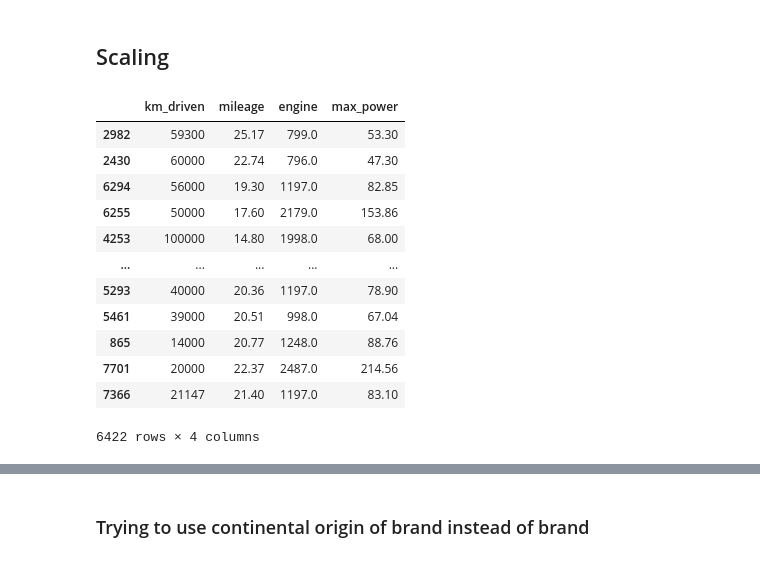
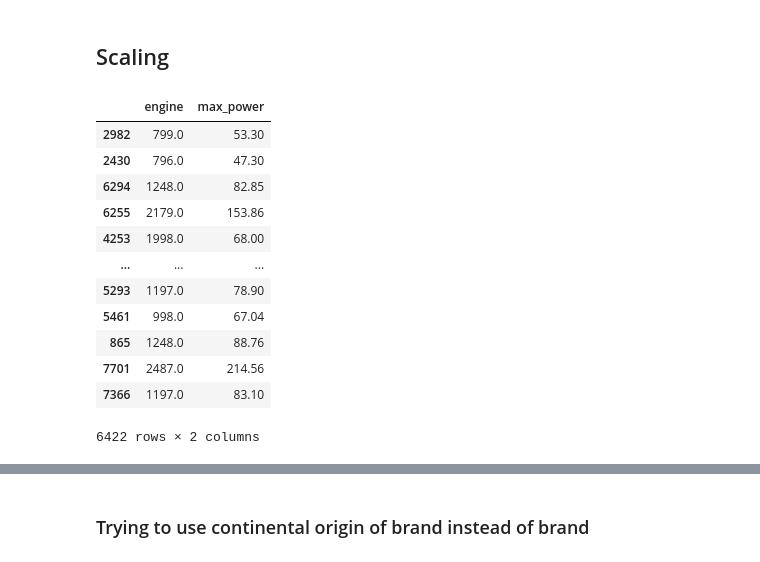
Before and after one commit to thassung/AIT_ML, a Jupyter notebook: code/train.ipynb, the cells around one changed output, grey strips where cells are left out. Cells and saved outputs as stored; diff of their text form; code cells hidden in the pictures.

```diff
--- a/code/train.ipynb
+++ b/code/train.ipynb
@@ -616,13 +600,10 @@ mp
  'fuel_mapping': Index(['Diesel', 'Petrol'], dtype='object'),
  'transmission_mapping': Index(['Automatic', 'Manual'], dtype='object')}
 # %%
-# Fill missing 'engine' value based on 'fuel'
+# Fill missing 'engine' value
 
 filling = dict()
-filling['engine'] = dict()
-filling['engine'][None] = X_train['engine'].median()
-filling['engine'][0] = X_train[X_train['fuel']==0]['engine'].median()
-filling['engine'][1] = X_train[X_train['fuel']==1]['engine'].median()
+filling['engine'] = X_train['engine'].median()
 # %%
 X_train.isna().sum()
 # %% [output]
@@ -672,14 +639,10 @@ memory usage: 551.9+ KB
 # %%
 # Create other predictors filling matrices
 
-for col in ['year', 'km_driven', 'mileage', 'max_power']:
+for col in ['year', 'max_power']:
     filling[col] = X_train[col].median()
-for col in ['fuel', 'transmission', 'owner', 'seats']:
+for col in ['transmission']:
     filling[col] = X_train[col].mode()[0]
-# %%
-X_train['seller_type_Individual'].sum() # 5346 from 6422 samples in X_train
-filling['seller_type_Individual'] = 1
-filling['seller_type_Trustmark Dealer'] = 0
 # %%
 filling
 # %% [output]
@@ -697,7 +650,4 @@ filling
 # %%
 # apply filling to X_train
 for col in list(filling.keys()):
-    if col == 'engine':
-        X_train[col].fillna(X_train['fuel'].map(filling['engine']), inplace=True)
-    else:
-        X_train[col].fillna(filling[col], inplace=True)
+    X_train[col].fillna(filling[col], inplace=True)
@@ -760,21 +742,21 @@ def outlier_count(col, data = X_train):
 ## Scaling
 # %%
 # The four features to be scaled
-X_train[['km_driven', 'mileage', 'engine', 'max_power']]
+X_train[['engine', 'max_power']]
 # %% [output]
-|  | km_driven | mileage | engine | max_power |
-| 2982 | 59300 | 25.17 | 799.0 | 53.30 |
-| 2430 | 60000 | 22.74 | 796.0 | 47.30 |
-| 6294 | 56000 | 19.30 | 1197.0 | 82.85 |
-| 6255 | 50000 | 17.60 | 2179.0 | 153.86 |
-| 4253 | 100000 | 14.80 | 1998.0 | 68.00 |
-| ... | ... | ... | ... | ... |
-| 5293 | 40000 | 20.36 | 1197.0 | 78.90 |
-| 5461 | 39000 | 20.51 | 998.0 | 67.04 |
-| 865 | 14000 | 20.77 | 1248.0 | 88.76 |
-| 7701 | 20000 | 22.37 | 2487.0 | 214.56 |
-| 7366 | 21147 | 21.40 | 1197.0 | 83.10 |
+|  | engine | max_power |
+| 2982 | 799.0 | 53.30 |
+| 2430 | 796.0 | 47.30 |
+| 6294 | 1248.0 | 82.85 |
+| 6255 | 2179.0 | 153.86 |
+| 4253 | 1998.0 | 68.00 |
+| ... | ... | ... |
+| 5293 | 1197.0 | 78.90 |
+| 5461 | 998.0 | 67.04 |
+| 865 | 1248.0 | 88.76 |
+| 7701 | 2487.0 | 214.56 |
+| 7366 | 1197.0 | 83.10 |
-6422 rows × 4 columns
+6422 rows × 2 columns
 # %%
 from sklearn.preprocessing import StandardScaler
 
```
Also changed, not shown: parts of 34 cells of this notebook, 5 other files.
